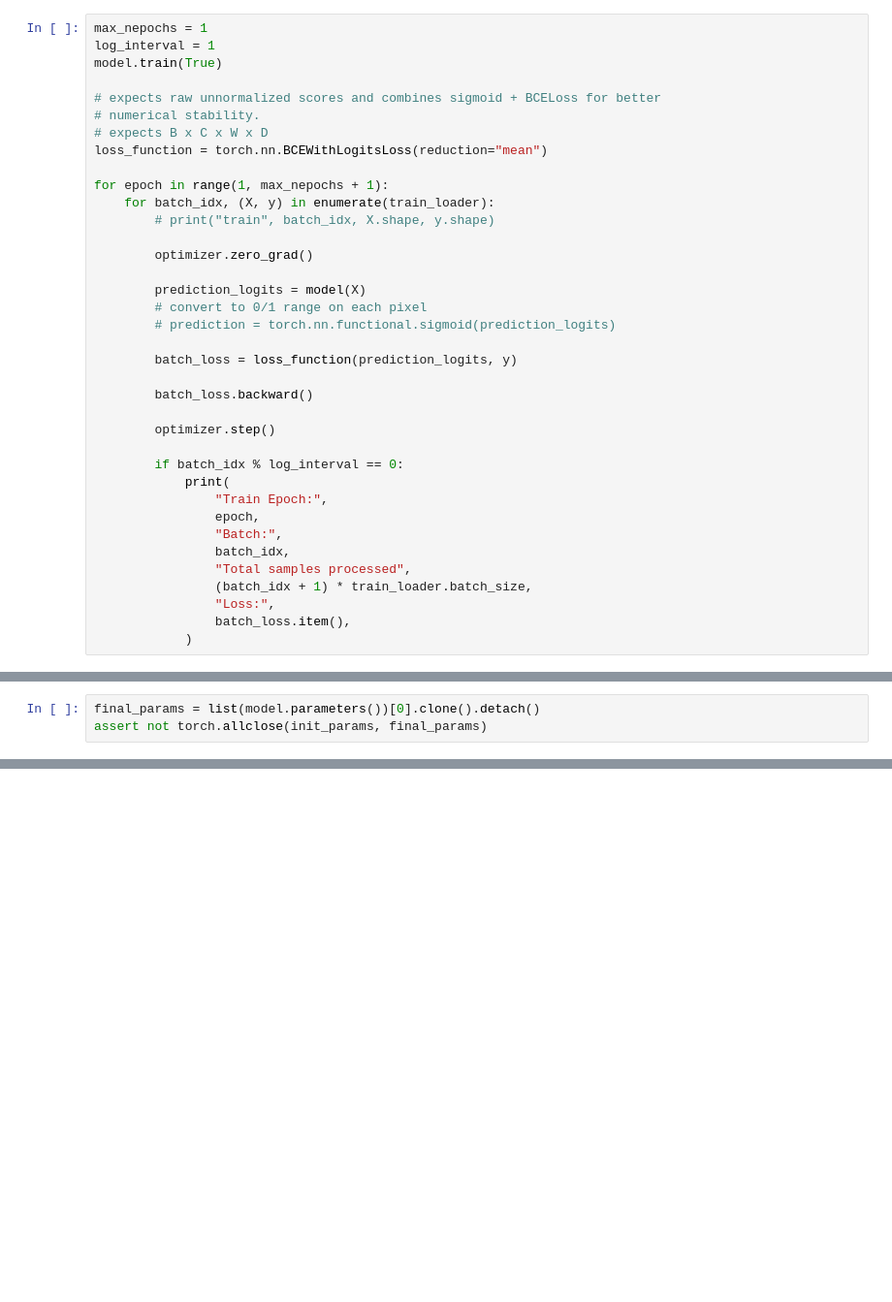
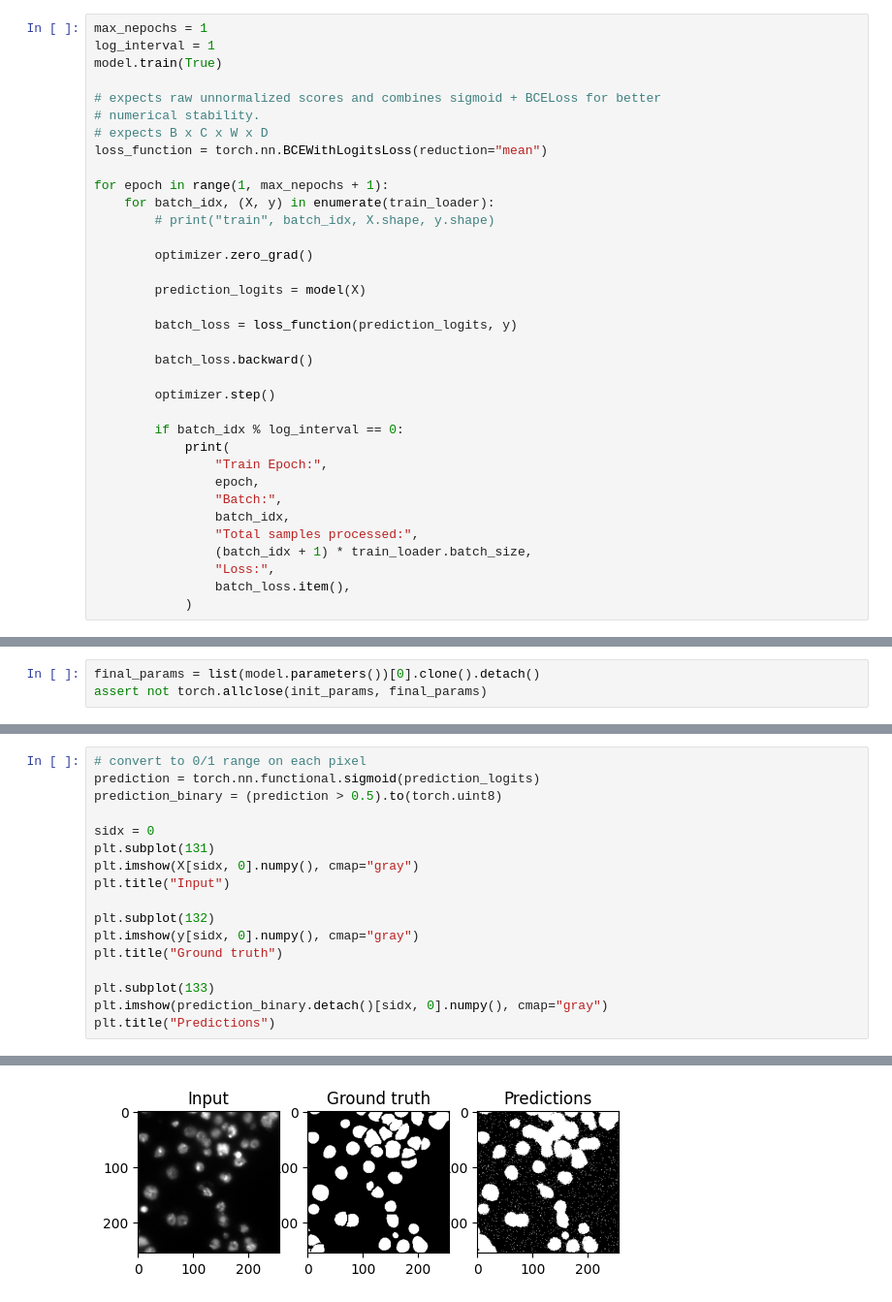
Before and after one commit to codingS3b/20220308-dlr-pytorchintro, a Jupyter notebook: notebooks/segmentation/04_model_training.ipynb, the cells around one changed output, grey strips where cells are left out. Shown: that part at 97% size. Saved outputs shown, nothing was run; the diff lists cells and outputs as text; blank space fills up the shorter version.

```diff
--- a/notebooks/segmentation/04_model_training.ipynb
+++ b/notebooks/segmentation/04_model_training.ipynb
@@ -56,8 +56,6 @@ for epoch in range(1, max_nepochs + 1):
         optimizer.zero_grad()
 
         prediction_logits = model(X)
-        # convert to 0/1 range on each pixel
-        # prediction = torch.nn.functional.sigmoid(prediction_logits)
 
         batch_loss = loss_function(prediction_logits, y)
 
@@ -71,7 +69,7 @@ for epoch in range(1, max_nepochs + 1):
                 epoch,
                 "Batch:",
                 batch_idx,
-                "Total samples processed",
+                "Total samples processed:",
                 (batch_idx + 1) * train_loader.batch_size,
                 "Loss:",
                 batch_loss.item(),
@@ -90,0 +95,18 @@ assert not torch.allclose(init_params, final_params)
+# %%
+# convert to 0/1 range on each pixel
+prediction = torch.nn.functional.sigmoid(prediction_logits)
+prediction_binary = (prediction > 0.5).to(torch.uint8)
+
+sidx = 0
+plt.subplot(131)
+plt.imshow(X[sidx, 0].numpy(), cmap="gray")
+plt.title("Input")
+
+plt.subplot(132)
+plt.imshow(y[sidx, 0].numpy(), cmap="gray")
+plt.title("Ground truth")
+
+plt.subplot(133)
+plt.imshow(prediction_binary.detach()[sidx, 0].numpy(), cmap="gray")
+plt.title("Predictions")
+# %% [output]
@@ -90,0 +114 @@ assert not torch.allclose(init_params, final_params)
+[figure, added]
```
Also changed, not shown: parts of 3 cells of this notebook, 1 other file.
